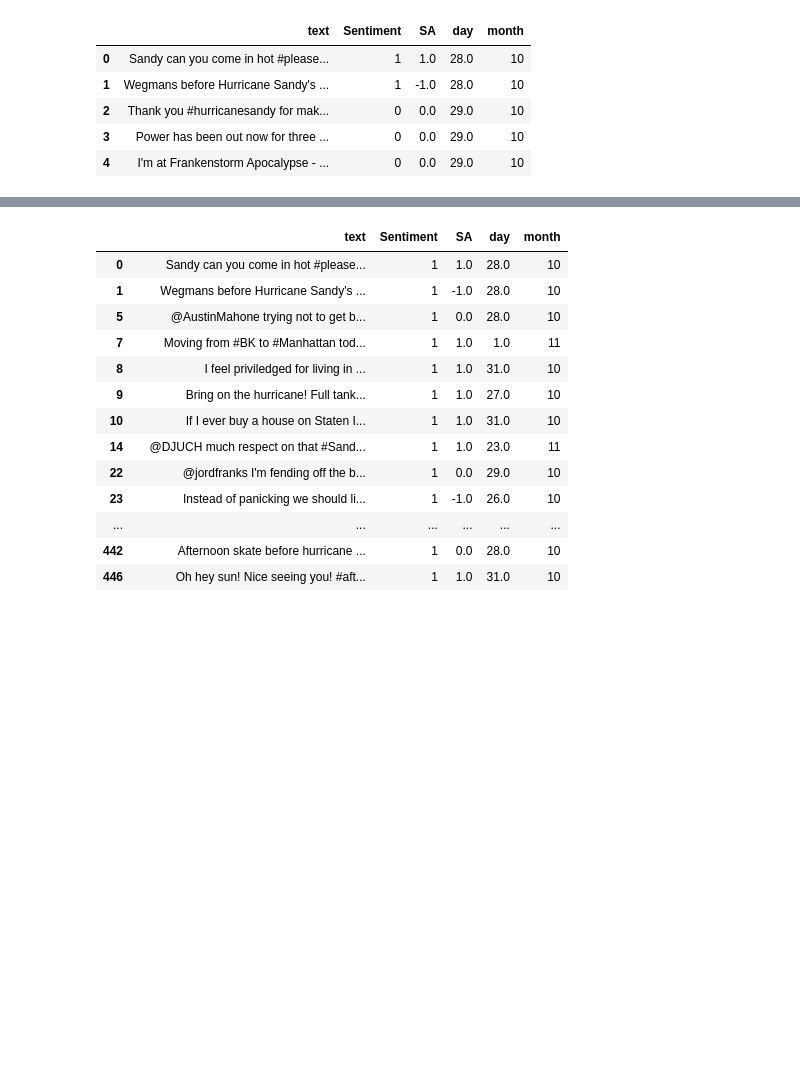
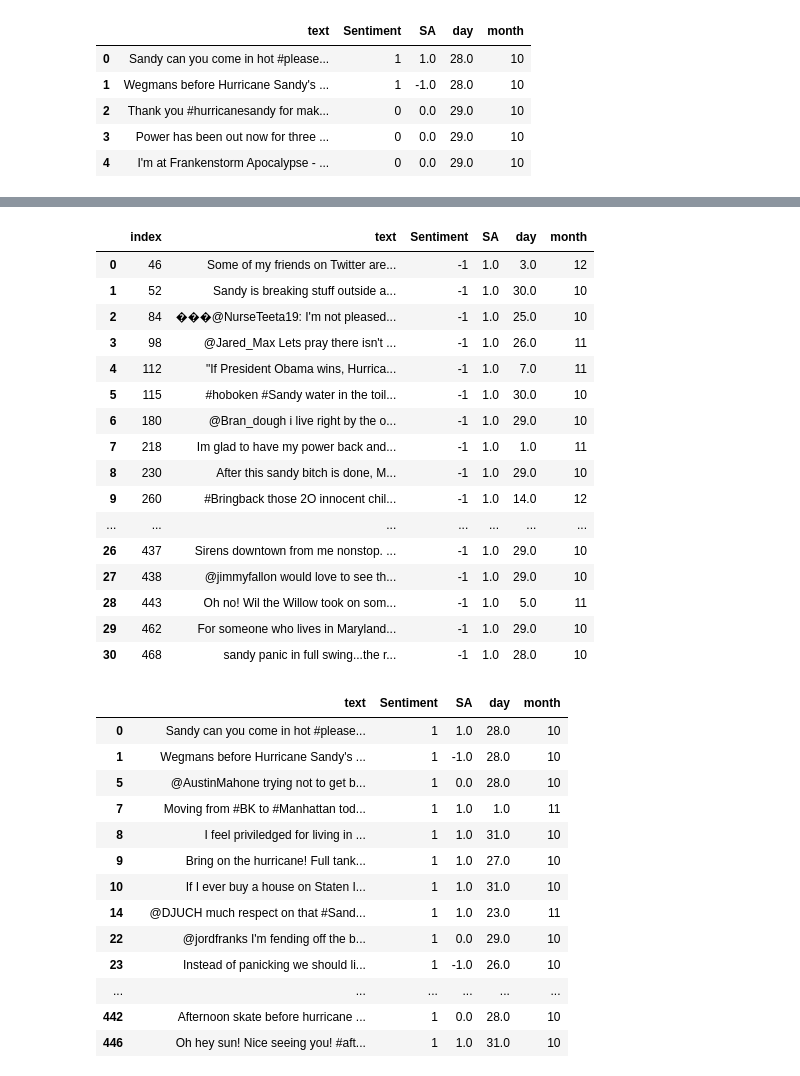
Before and after one commit to juran321/TextClassification_SandyData, a Jupyter notebook: SmapleData sentiment.ipynb, the cells around one changed output, grey strips where cells are left out. Cells and saved outputs as stored; diff of their text form; code cells hidden in the pictures; blank space fills up the shorter version.

```diff
--- a/SmapleData sentiment.ipynb
+++ b/SmapleData sentiment.ipynb
@@ -198 +227,21 @@ df.head()
+# %%
+negative[negative.SA == 1].reset_index()
+# %% [output]
+|  | index | text | Sentiment | SA | day | month |
+| 0 | 46 | Some of my friends on Twitter are... | -1 | 1.0 | 3.0 | 12 |
+| 1 | 52 | Sandy is breaking stuff outside a... | -1 | 1.0 | 30.0 | 10 |
+| 2 | 84 | ���@NurseTeeta19: I'm not pleased... | -1 | 1.0 | 25.0 | 10 |
+| 3 | 98 | @Jared_Max Lets pray there isn't ... | -1 | 1.0 | 26.0 | 11 |
+| 4 | 112 | "If President Obama wins, Hurrica... | -1 | 1.0 | 7.0 | 11 |
+| 5 | 115 | #hoboken #Sandy water in the toil... | -1 | 1.0 | 30.0 | 10 |
+| 6 | 180 | @Bran_dough i live right by the o... | -1 | 1.0 | 29.0 | 10 |
+| 7 | 218 | Im glad to have my power back and... | -1 | 1.0 | 1.0 | 11 |
+| 8 | 230 | After this sandy bitch is done, M... | -1 | 1.0 | 29.0 | 10 |
+| 9 | 260 | #Bringback those 2O innocent chil... | -1 | 1.0 | 14.0 | 12 |
+| ... | ... | ... | ... | ... | ... | ... |
+| 26 | 437 | Sirens downtown from me nonstop. ... | -1 | 1.0 | 29.0 | 10 |
+| 27 | 438 | @jimmyfallon would love to see th... | -1 | 1.0 | 29.0 | 10 |
+| 28 | 443 | Oh no! Wil the Willow took on som... | -1 | 1.0 | 5.0 | 11 |
+| 29 | 462 | For someone who lives in Maryland... | -1 | 1.0 | 29.0 | 10 |
+| 30 | 468 | sandy panic in full swing...the r... | -1 | 1.0 | 28.0 | 10 |
 # %%
```
Also changed, not shown: parts of 6 cells of this notebook, 3 other files.
